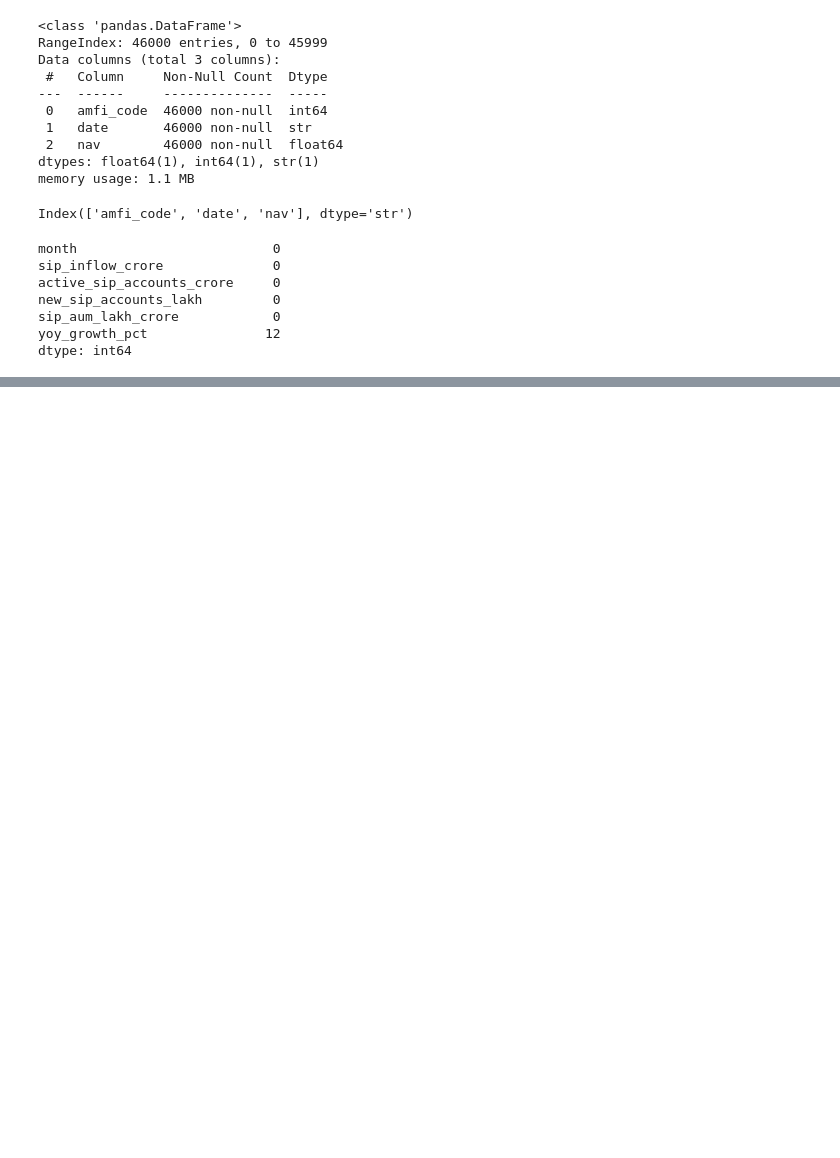
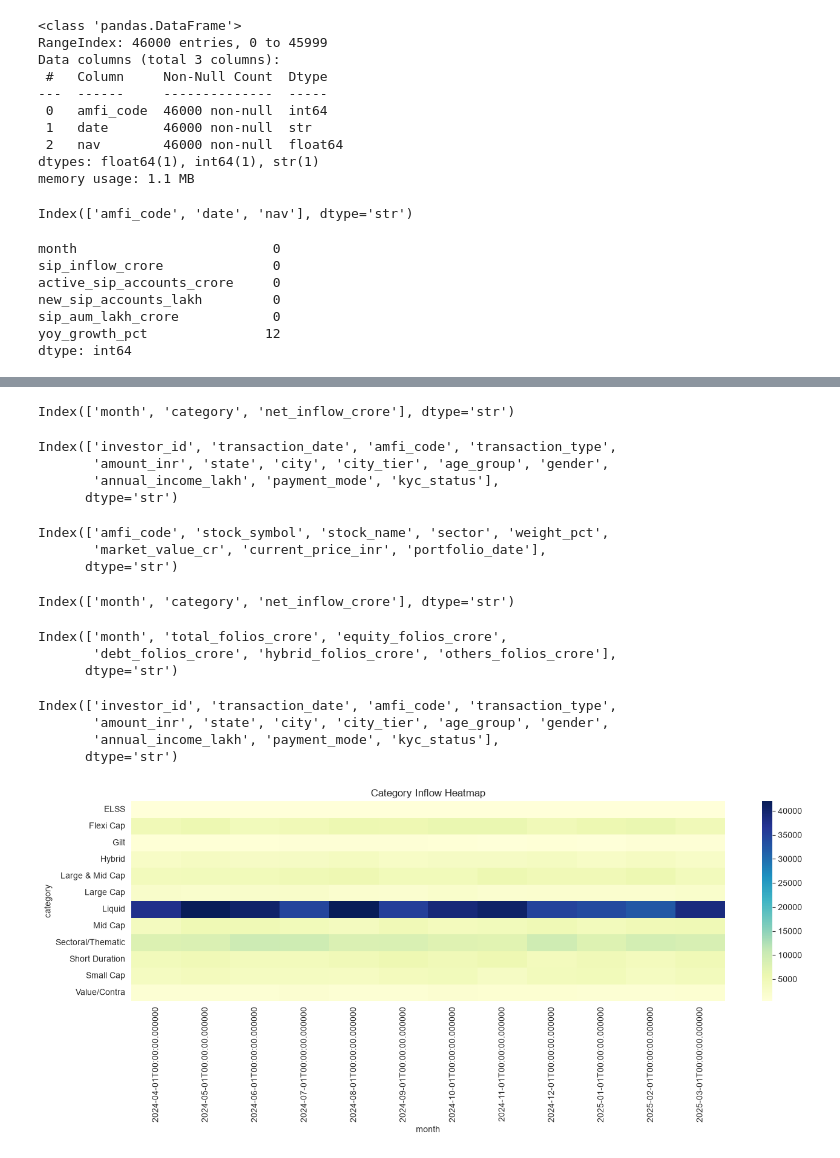
Before and after one commit to Kapish17/Bluestock-mf-capstone, a Jupyter notebook: notebooks/EDA_Analysis.ipynb, the cells around one changed output, grey strips where cells are left out. Cells and saved outputs as stored; diff of their text form; code cells hidden in the pictures; blank space fills up the shorter version.

```diff
--- a/notebooks/EDA_Analysis.ipynb
+++ b/notebooks/EDA_Analysis.ipynb
@@ -80,0 +551,65 @@ sip_df.drop_duplicates(inplace=True)
+# %%
+category_df = pd.read_csv("../data/raw/05_category_inflows.csv")
+category_df.columns
+# %% [output]
+Index(['month', 'category', 'net_inflow_crore'], dtype='str')
+# %%
+investor_df = pd.read_csv("../data/raw/08_investor_transactions.csv")
+investor_df.columns
+# %% [output]
+Index(['investor_id', 'transaction_date', 'amfi_code', 'transaction_type',
+       'amount_inr', 'state', 'city', 'city_tier', 'age_group', 'gender',
+       'annual_income_lakh', 'payment_mode', 'kyc_status'],
+      dtype='str')
+# %%
+holding_df = pd.read_csv("../data/raw/09_portfolio_holdings.csv")
+holding_df.columns
+# %% [output]
+Index(['amfi_code', 'stock_symbol', 'stock_name', 'sector', 'weight_pct',
+       'market_value_cr', 'current_price_inr', 'portfolio_date'],
+      dtype='str')
+# %%
+category_df.columns
+# %% [output]
+Index(['month', 'category', 'net_inflow_crore'], dtype='str')
+# %%
+folio_df.columns
+# %% [output]
+Index(['month', 'total_folios_crore', 'equity_folios_crore',
+       'debt_folios_crore', 'hybrid_folios_crore', 'others_folios_crore'],
+      dtype='str')
+# %%
+investor_df.columns
+# %% [output]
+Index(['investor_id', 'transaction_date', 'amfi_code', 'transaction_type',
+       'amount_inr', 'state', 'city', 'city_tier', 'age_group', 'gender',
+       'annual_income_lakh', 'payment_mode', 'kyc_status'],
+      dtype='str')
+# %%
+category_df['month'] = pd.to_datetime(category_df['month'])
+
+category_pivot = category_df.pivot_table(
+    index='category',
+    columns='month',
+    values='net_inflow_crore'
+)
+# %%
+plt.figure(figsize=(14,6))
+
+sns.heatmap(
+    category_pivot,
+    cmap='YlGnBu'
+)
+
+plt.title("Category Inflow Heatmap")
+
+plt.tight_layout()
+
+plt.savefig(
+    "../charts/category_heatmap.png",
+    dpi=300
+)
+
+plt.show()
+# %% [output]
+[figure, added]
```
Also changed, not shown: parts of 76 cells of this notebook, 10 other files.
